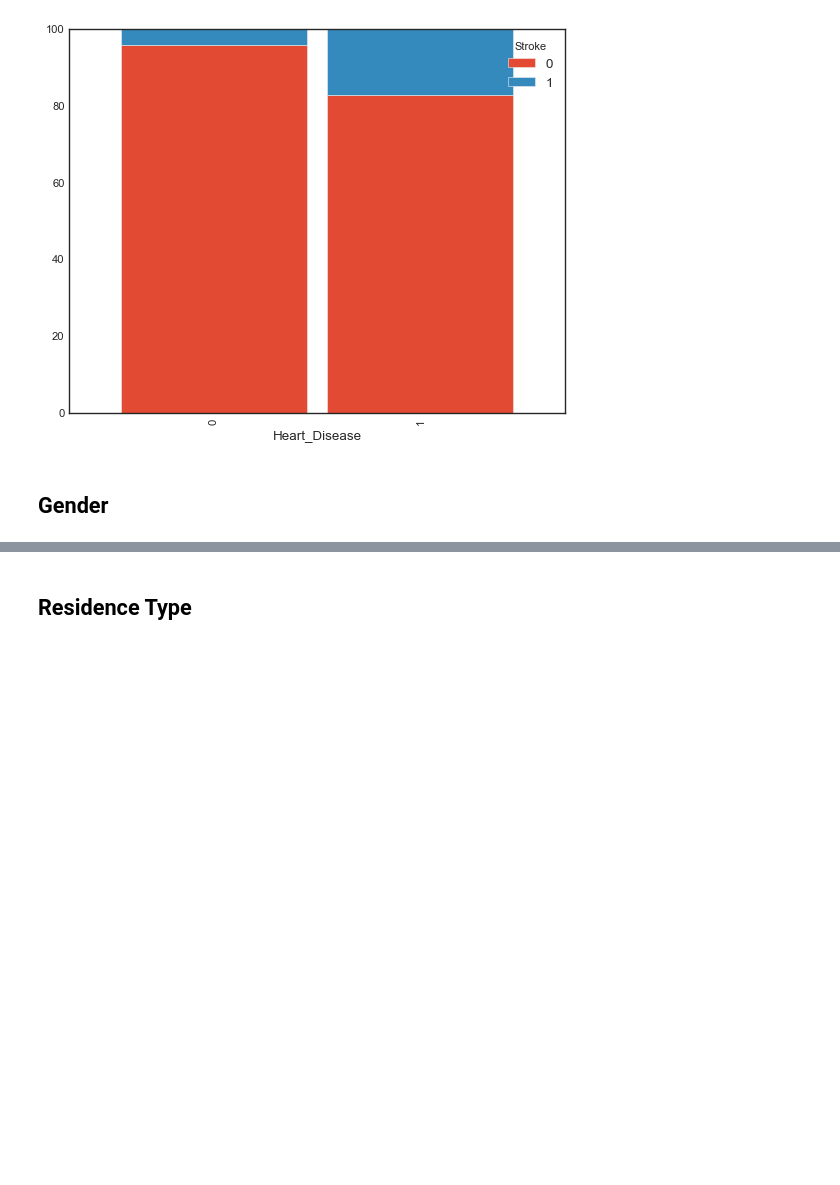
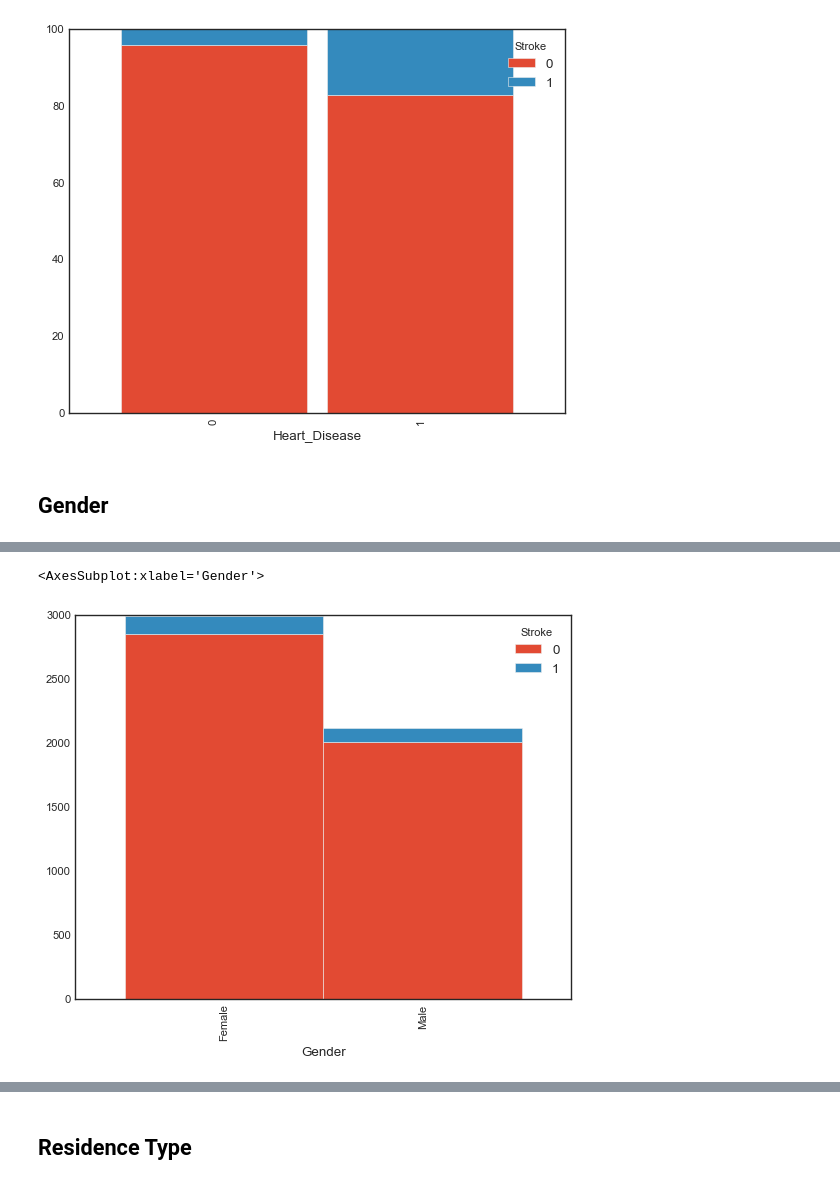
Before and after one commit to boborodono/San_Antonio_Machine_Learning_SAML, a Jupyter notebook: Wilder/Initial_EDA/Initial_EDA.ipynb, the cells around one changed output, grey strips where cells are left out. Saved outputs shown, nothing was run; the diff lists cells and outputs as text; code cells hidden in the pictures; blank space fills up the shorter version.

```diff
--- a/Wilder/Initial_EDA/Initial_EDA.ipynb
+++ b/Wilder/Initial_EDA/Initial_EDA.ipynb
@@ -241,3 +241,6 @@ get_100_percent_stacked_bar_chart("Heart_Disease", width=0.9)
 [figure]
 # %% [markdown]
 ## Gender
+# %%
+get_stacked_bar_chart("Gender")
+# %% [output]
@@ -244,3 +248,5 @@ get_100_percent_stacked_bar_chart("Heart_Disease", width=0.9)
+<AxesSubplot:xlabel='Gender'>
+[figure, added]
 # %%
 get_100_percent_stacked_bar_chart("Gender")
 # %% [output]
```
Also changed, not shown: parts of 4 cells of this notebook, 13 other files.
